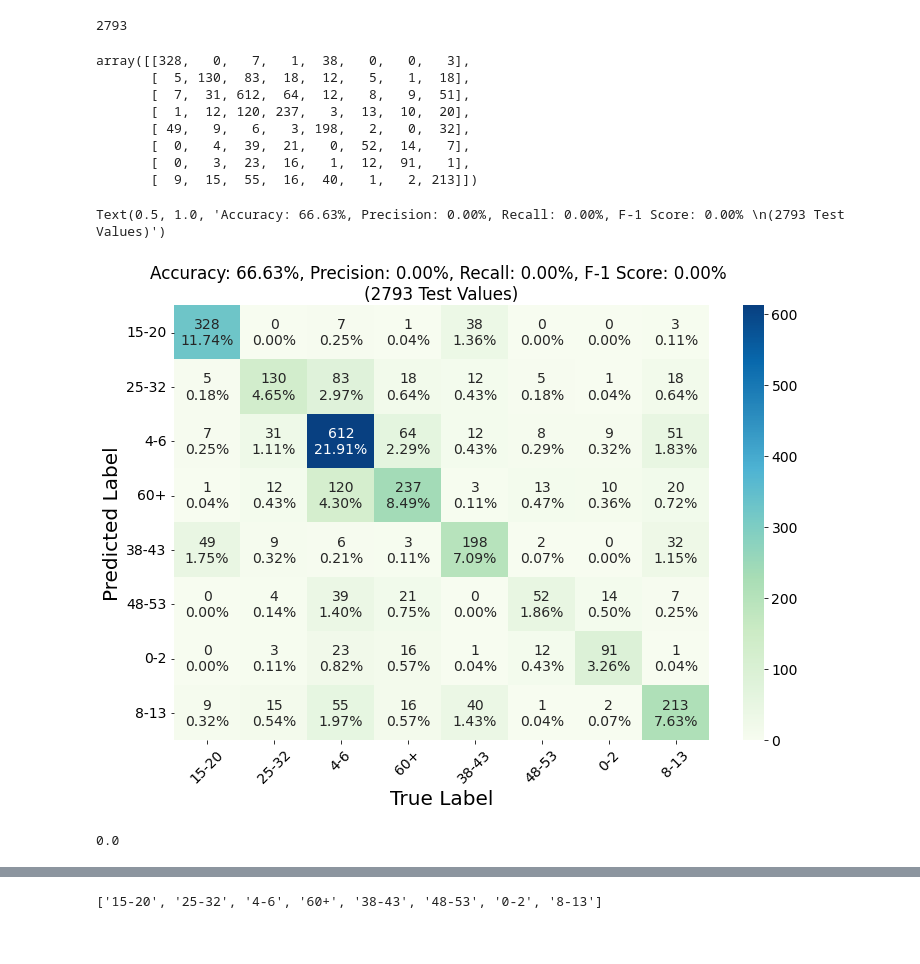
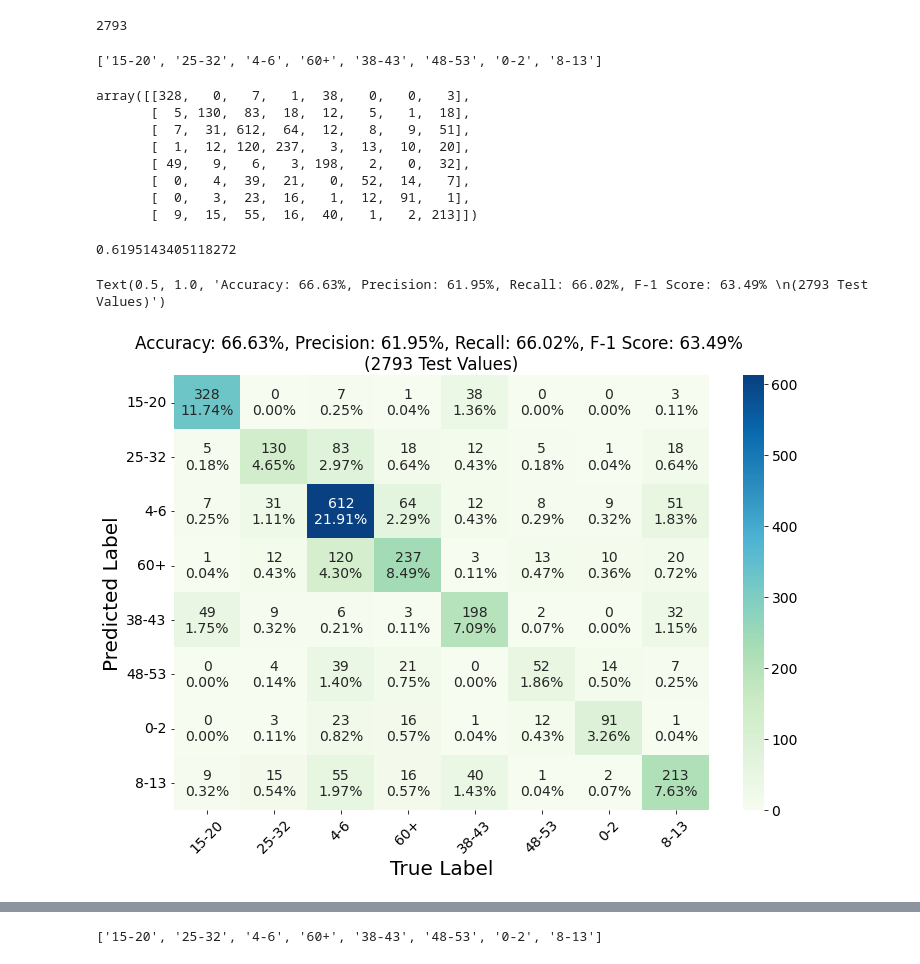
Before and after one commit to gratefullee/AgeGenderClassification, a Jupyter notebook: notebook.ipynb, the cells around one changed output, grey strips where cells are left out. Saved outputs shown, nothing was run; the diff lists cells and outputs as text; code cells hidden in the pictures.

```diff
--- a/notebook.ipynb
+++ b/notebook.ipynb
@@ -280,6 +281,10 @@ y_test = np.argmax(test_labels, axis=1)
 # %%
 cm = confusion_matrix(y_test, y_pred)
 labels =  [f for f in os.listdir('data/f2/age/train')][1:]
+# %%
+labels
+# %% [output]
+['15-20', '25-32', '4-6', '60+', '38-43', '48-53', '0-2', '8-13']
 # %%
 cm
 # %% [output]
@@ -291,31 +296,33 @@ array([[328,   0,   7,   1,  38,   0,   0,   3],
        [  0,   4,  39,  21,   0,  52,  14,   7],
        [  0,   3,  23,  16,   1,  12,  91,   1],
        [  9,  15,  55,  16,  40,   1,   2, 213]])
-# %%
-# precison  = cm[0][0]/(cm[0][0] +cm[1][0])
-# recall = cm[0][0]/(cm[0][0] +cm[0][1])
-# f1 = ((2*precision*recall)/(precision+recall))
-accuracy = accuracy_score(y_pred, y_test)
-precision = precision_score(y_pred, y_test, labels=labels, average = 'macro')
-recall = recall_score(y_pred, y_test, labels=labels, average = 'macro')
-f1 = f1_score(y_pred, y_test, labels=labels, average = 'macro')
-group_counts = ["{0:0.0f}\n".format(value) for value in cm .flatten()]
-group_percentages = ["{0:.2%}".format(value) for value in cm .flatten()/np.sum(cm)]
-box_labels = [f"{v1}{v2}".strip() for v1, v2 in zip(group_counts,group_percentages)]
-box_labels = np.asarray(box_labels).reshape(cm .shape[0],cm .shape[1])
-plt.figure(figsize = (12, 8)) #figsize = (24, 16)
-plt.rcParams['font.size'] = 14
-sns.heatmap(cm , annot=box_labels, fmt='', cmap='GnBu',xticklabels=labels,yticklabels=labels)
-plt.yticks(rotation = 0, va = 'center')
-plt.xticks(rotation = 45, ha = 'center')
-plt.xlabel('True Label', FontSize = 20)
-plt.ylabel('Predicted Label', FontSize = 20)
-plt.title('Accuracy: {:.2%}, Precision: {:.2%}, Recall: {:.2%}, F-1 Score: {:.2%} \n({} Test Values)'.format(accuracy,precision, recall, f1, len(y_test)))
-#plt.savefig('img/cm_age.jpg')
-# %% [output]
-Text(0.5, 1.0, 'Accuracy: 66.63%, Precision: 0.00%, Recall: 0.00%, F-1 Score: 0.00% \n(2793 Test Values)')
-[figure, removed]
+# %%
+precision, recall, fscore, support = score(y_pred, y_test, average='macro')
 # %%
 precision
 # %% [output]
-0.0
+0.6195143405118272
+# %%
+# precison  = cm[0][0]/(cm[0][0] +cm[1][0])
+# recall = cm[0][0]/(cm[0][0] +cm[0][1])
+# f1 = ((2*precision*recall)/(precision+recall))
+accuracy = accuracy_score(y_pred, y_test)
+# precision = precision_score(y_pred, y_test, labels=labels, average = 'macro')
+# recall = recall_score(y_pred, y_test, labels=labels, average = 'macro')
+# f1 = f1_score(y_pred, y_test, labels=labels, average = 'macro')
+group_counts = ["{0:0.0f}\n".format(value) for value in cm .flatten()]
+group_percentages = ["{0:.2%}".format(value) for value in cm .flatten()/np.sum(cm)]
+box_labels = [f"{v1}{v2}".strip() for v1, v2 in zip(group_counts,group_percentages)]
+box_labels = np.asarray(box_labels).reshape(cm .shape[0],cm .shape[1])
+plt.figure(figsize = (12, 8)) #figsize = (24, 16)
+plt.rcParams['font.size'] = 14
+sns.heatmap(cm , annot=box_labels, fmt='', cmap='GnBu',xticklabels=labels,yticklabels=labels)
+plt.yticks(rotation = 0, va = 'center')
+plt.xticks(rotation = 45, ha = 'center')
+plt.xlabel('True Label', FontSize = 20)
+plt.ylabel('Predicted Label', FontSize = 20)
+plt.title('Accuracy: {:.2%}, Precision: {:.2%}, Recall: {:.2%}, F-1 Score: {:.2%} \n({} Test Values)'.format(accuracy,precision, recall, fscore, len(y_test)))
+#plt.savefig('img/cm_age.jpg')
+# %% [output]
+Text(0.5, 1.0, 'Accuracy: 66.63%, Precision: 61.95%, Recall: 66.02%, F-1 Score: 63.49% \n(2793 Test Values)')
+[figure, added]
```
Also changed, not shown: parts of 2 cells of this notebook.
